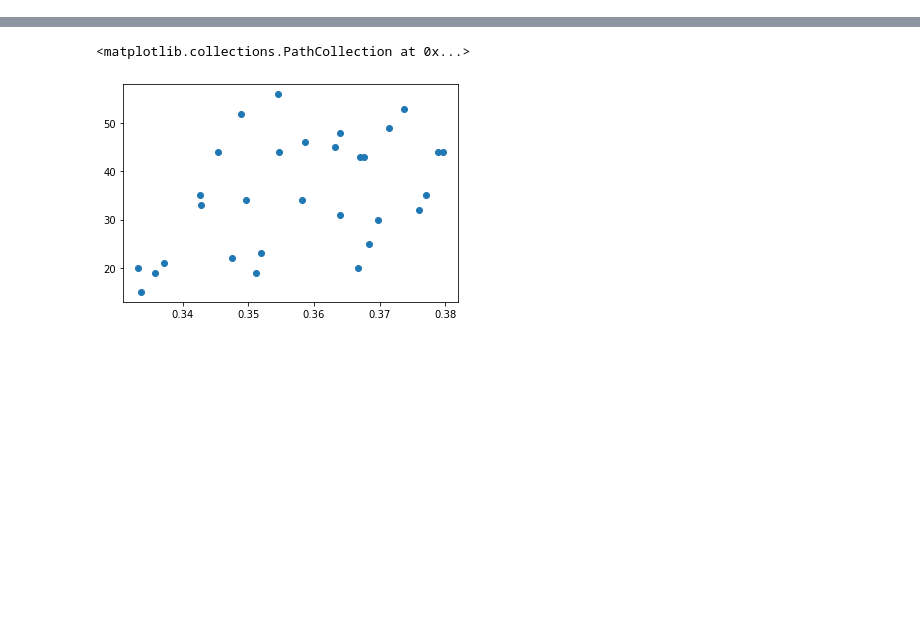
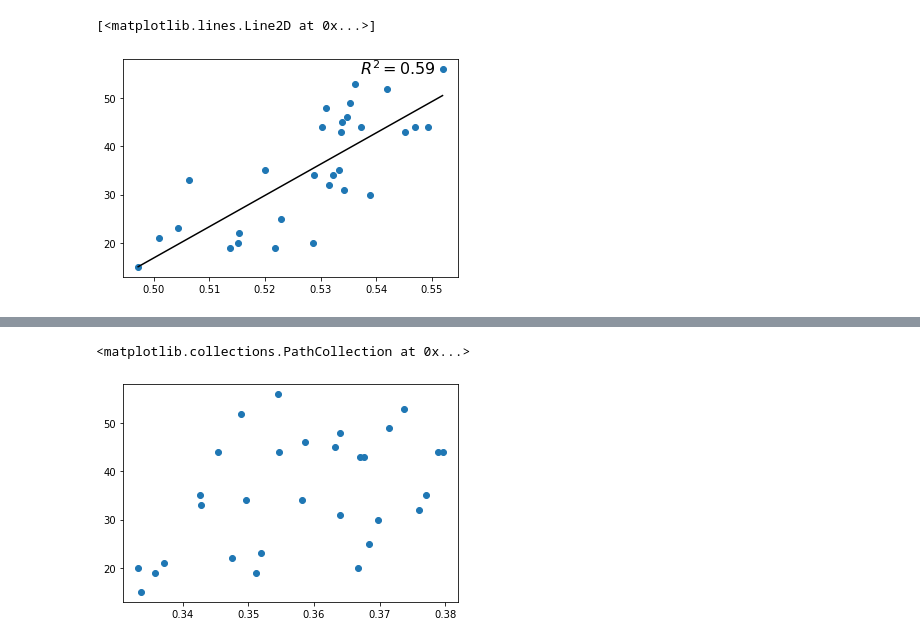
Before and after one commit to rsandbe1/python_project, a Jupyter notebook: team_statistics.ipynb, the cells around one changed output, grey strips where cells are left out. Saved outputs shown, nothing was run; the diff lists cells and outputs as text; code cells hidden in the pictures; blank space fills up the shorter version.

```diff
--- a/team_statistics.ipynb
+++ b/team_statistics.ipynb
@@ -114,0 +84,24 @@ plt.plot(xl, yl, '-r')
+# %%
+xd = team_efg_perc['efg_percent']
+yd = team_efg_perc['wins']
+
+plt.scatter(xd, yd)
+
+# determine best fit line
+par = np.polyfit(xd, yd, 1, full=True)
+
+slope=par[0][0]
+intercept=par[0][1]
+xl = [min(xd), max(xd)]
+yl = [slope*xx + intercept  for xx in xl]
+
+# coefficient of determination, plot text
+variance = np.var(yd)
+residuals = np.var([(slope*xx + intercept - yy)  for xx,yy in zip(xd,yd)])
+Rsqr = np.round(1-residuals/variance, decimals=2)
+plt.text(.537,55,'$R^2 = %0.2f$'% Rsqr, fontsize=16)
+
+plt.plot(xl, yl, '-k')
+# %% [output]
+[<matplotlib.lines.Line2D at 0x...>]
+[figure, added]
```
Also changed, not shown: parts of 9 cells of this notebook, 22 other files.
